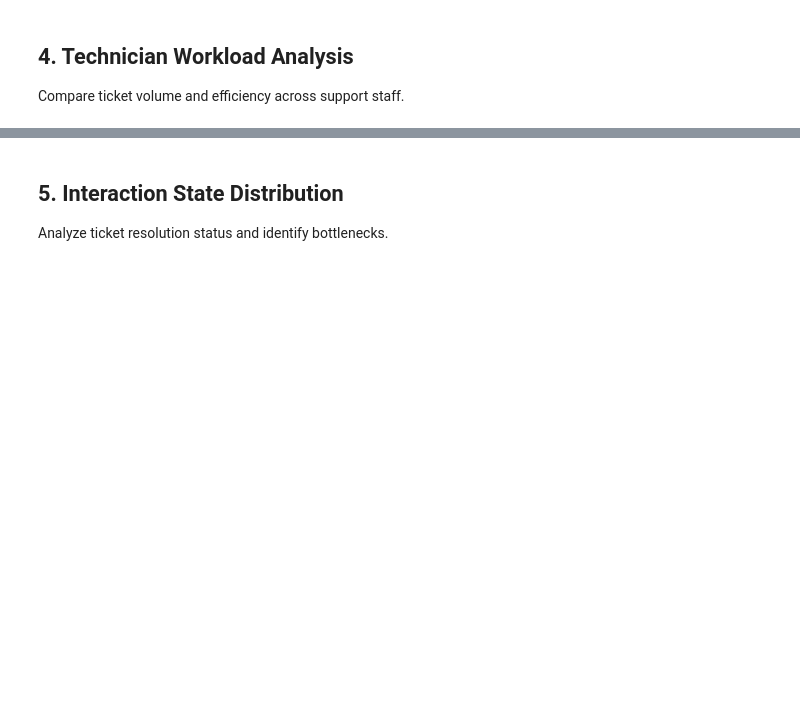
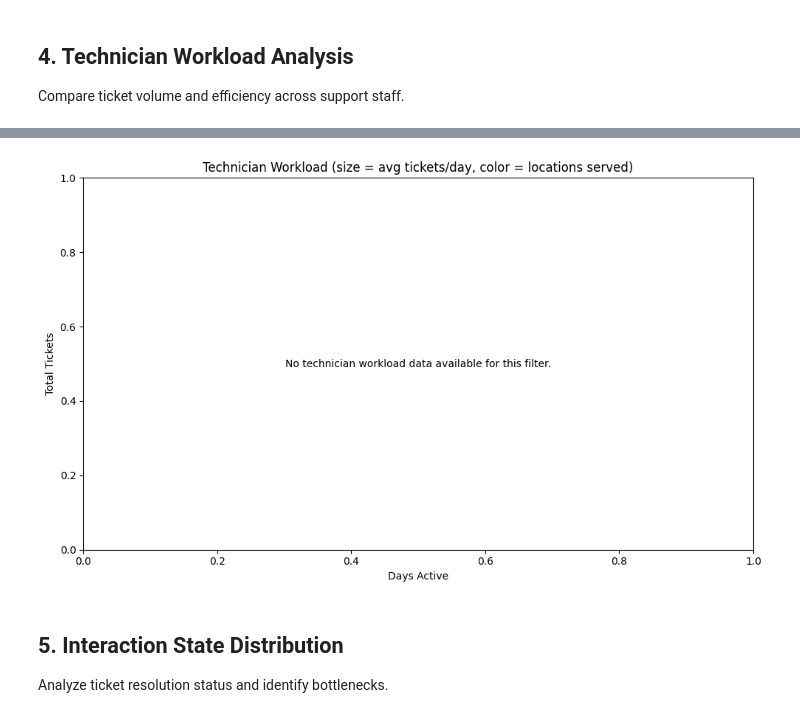
Before and after one commit to Jphrak/analyze_itsm_tickets, a Jupyter notebook: analysis.ipynb, the cells around one changed output, grey strips where cells are left out. Cells and saved outputs as stored; diff of their text form; code cells hidden in the pictures; blank space fills up the shorter version.

Commit message:
adding missing changes from previous PR
generates sample data and updated jupyter notebook for analysis

```diff
--- a/analysis.ipynb
+++ b/analysis.ipynb
@@ -147,23 +177,43 @@ df_workload.style.background_gradient(subset=['avg_per_day'], cmap='YlGn')
 # %%
 # Scatter plot: Total tickets vs Avg per day
 fig, ax = plt.subplots(figsize=(10, 6))
 
-scatter = ax.scatter(
-    df_workload['days_active'],
-    df_workload['total_tickets'],
-    s=df_workload['avg_per_day'] * 20,  # Size by productivity
-    c=df_workload['locations_served'],
-    cmap='viridis',
-    alpha=0.7
-)
+plot_df = df_workload.copy()
+
+for col in ['days_active', 'total_tickets', 'avg_per_day', 'locations_served']:
+    plot_df[col] = pd.to_numeric(plot_df[col], errors='coerce')
+
+plot_df = plot_df.dropna(subset=['days_active', 'total_tickets', 'avg_per_day', 'locations_served'])
+
+if plot_df.empty:
+    ax.text(
+        0.5, 0.5,
+        "No technician workload data available for this filter.",
+        ha='center', va='center', transform=ax.transAxes
+    )
+    ax.set_title('Technician Workload')
+    ax.set_xlabel('Days Active')
+    ax.set_ylabel('Total Tickets')
+else:
+    sizes = (plot_df['avg_per_day'].clip(lower=0) + 1) * 20  # ensure valid numeric marker sizes
+    scatter = ax.scatter(
+        plot_df['days_active'],
+        plot_df['total_tickets'],
+        s=sizes,
+        c=plot_df['locations_served'],
+        cmap='viridis',
+        alpha=0.7
+    )
+    plt.colorbar(scatter, label='Locations Served')
 
 ax.set_xlabel('Days Active')
 ax.set_ylabel('Total Tickets')
 ax.set_title('Technician Workload (size = avg tickets/day, color = locations served)')
 
-plt.colorbar(scatter, label='Locations Served')
 plt.tight_layout()
 plt.show()
+# %% [output]
+[figure, added]
 # %% [markdown]
 ## 5. Interaction State Distribution
 
```
Also changed, not shown: parts of 17 cells of this notebook, 1 other file.
